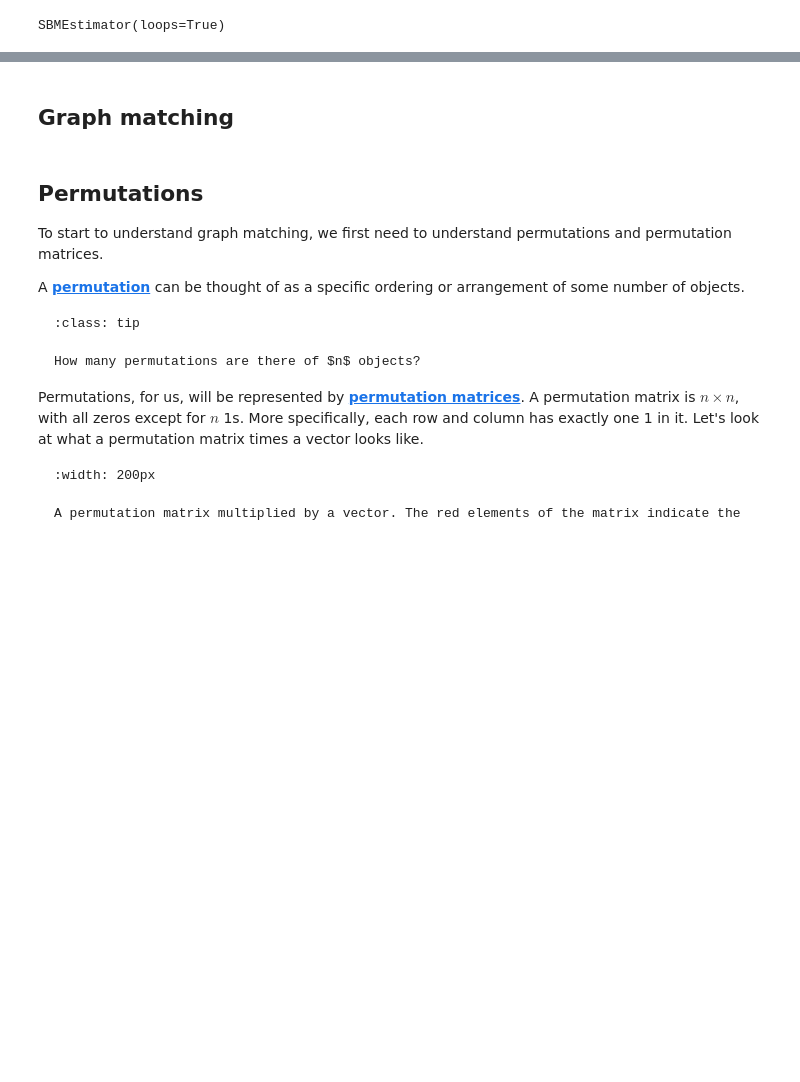
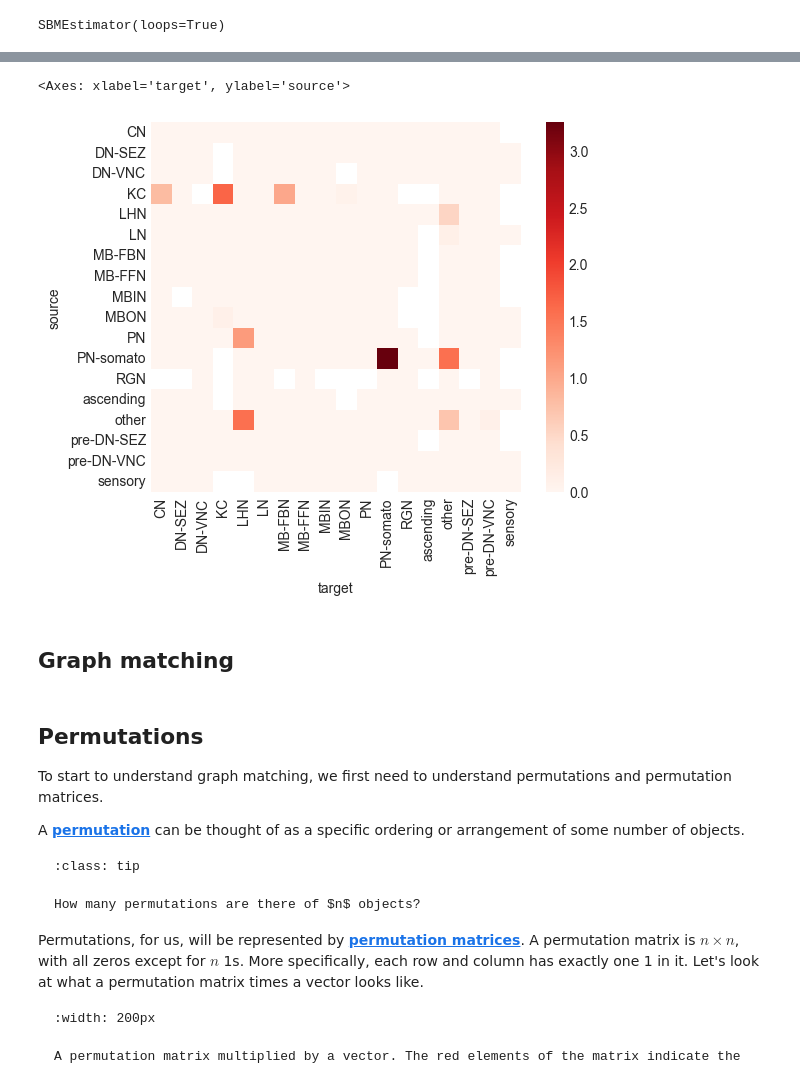
Before and after one commit to neurodata/graspologic-demo, a Jupyter notebook: demo.ipynb, the cells around one changed output, grey strips where cells are left out. Saved outputs shown, nothing was run; the diff lists cells and outputs as text; code cells hidden in the pictures; blank space fills up the shorter version.

```diff
--- a/demo.ipynb
+++ b/demo.ipynb
@@ -213,0 +257,17 @@ sns.heatmap(estimator.block_p_)
+# %%
+left_nodes = nodes_lcc.query("side == 'left'")
+right_nodes = nodes_lcc.query("side == 'right'")
+
+left_adjacency = edges_to_adjacency(edges, left_nodes.index, left_nodes.index).values
+right_adjacency = edges_to_adjacency(edges, right_nodes.index, right_nodes.index).values
+
+left_labels = left_nodes["super_class"].values
+right_labels = right_nodes["super_class"].values
+# %%
+from graspologic.inference import group_connection_test
+
+stat, pvalue, misc = group_connection_test(
+    left_adjacency, right_adjacency, left_labels, right_labels
+)
+
+print(f"p-value: {pvalue:.3g}")
@@ -214,3 +297,8 @@ sns.heatmap(estimator.block_p_)
+# %%
+sns.heatmap(-np.log10(misc["corrected_pvalues"]), square=True, cmap="Reds")
+# %% [output]
+<Axes: xlabel='target', ylabel='source'>
+[figure, added]
 # %% [markdown]
 ## Graph matching
 # %% [markdown]
```
Also changed, not shown: parts of 34 cells of this notebook.
